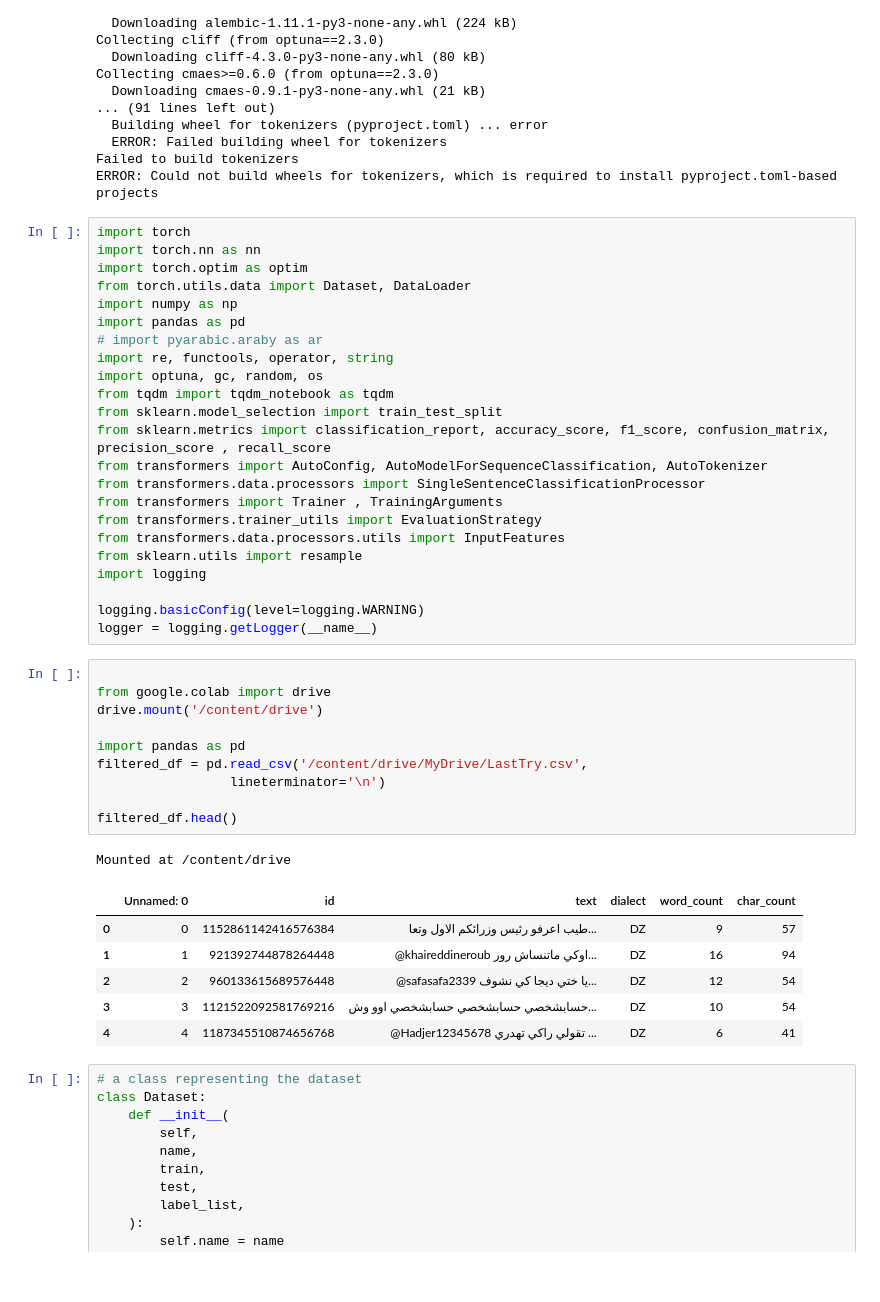
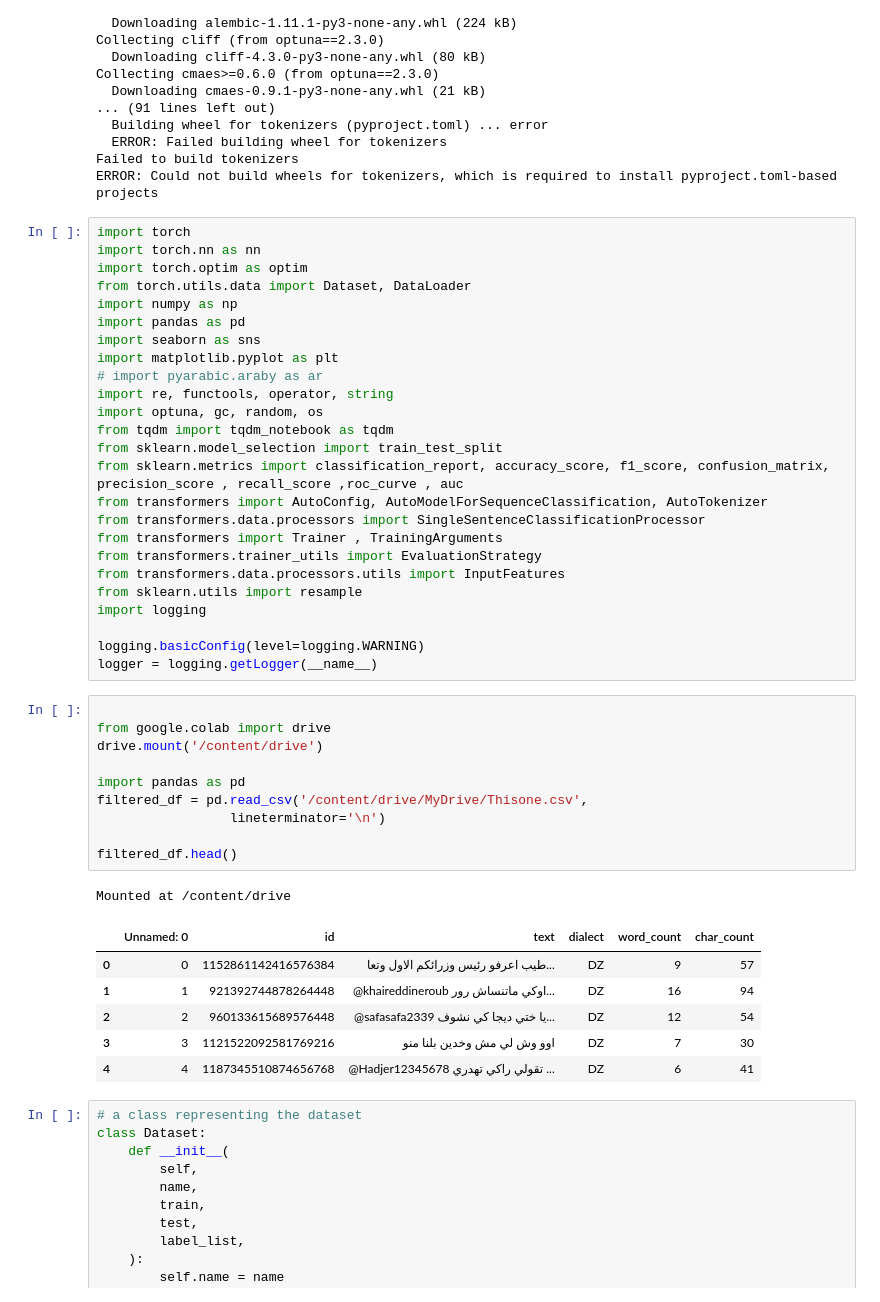
Before and after one commit to Skander28/LastWork, a Jupyter notebook: NewXLMRoberta.ipynb, the cells around one changed output. Saved outputs shown, nothing was run; the diff lists cells and outputs as text.

```diff
--- a/NewXLMRoberta.ipynb
+++ b/NewXLMRoberta.ipynb
@@ -66,12 +66,14 @@ import torch.optim as optim
 from torch.utils.data import Dataset, DataLoader
 import numpy as np
 import pandas as pd
+import seaborn as sns
+import matplotlib.pyplot as plt
 # import pyarabic.araby as ar
 import re, functools, operator, string
 import optuna, gc, random, os
 from tqdm import tqdm_notebook as tqdm
 from sklearn.model_selection import train_test_split
-from sklearn.metrics import classification_report, accuracy_score, f1_score, confusion_matrix, precision_score , recall_score
+from sklearn.metrics import classification_report, accuracy_score, f1_score, confusion_matrix, precision_score , recall_score ,roc_curve , auc
 from transformers import AutoConfig, AutoModelForSequenceClassification, AutoTokenizer
 from transformers.data.processors import SingleSentenceClassificationProcessor
 from transformers import Trainer , TrainingArguments
@@ -85,20 +87,20 @@ logger = logging.getLogger(__name__)
 # %%
 
 from google.colab import drive
 drive.mount('/content/drive')
 
 import pandas as pd
-filtered_df = pd.read_csv('/content/drive/MyDrive/LastTry.csv',
+filtered_df = pd.read_csv('/content/drive/MyDrive/Thisone.csv',
                  lineterminator='\n')
 
 filtered_df.head()
 # %% [output]
 Mounted at /content/drive
 |  | Unnamed: 0 | id | text | dialect | word_count | char_count |
 | 0 | 0 | 1152861142416576384 | طيب اعرفو رئيس وزرائكم الاول وتعا... | DZ | 9 | 57 |
 | 1 | 1 | 921392744878264448 | @khaireddineroub اوكي ماتنساش رور... | DZ | 16 | 94 |
 | 2 | 2 | 960133615689576448 | @safasafa2339 يا ختي ديجا كي نشوف... | DZ | 12 | 54 |
-| 3 | 3 | 1121522092581769216 | حسابشخصي حسابشخصي حسابشخصي اوو وش... | DZ | 10 | 54 |
+| 3 | 3 | 1121522092581769216 | اوو وش لي مش وخدين بلنا منو | DZ | 7 | 30 |
 | 4 | 4 | 1187345510874656768 | @Hadjer12345678 تقولي راكي تهدري ... | DZ | 6 | 41 |
 # %%
 # a class representing the dataset
```
Also changed, not shown: parts of 5 cells of this notebook.
